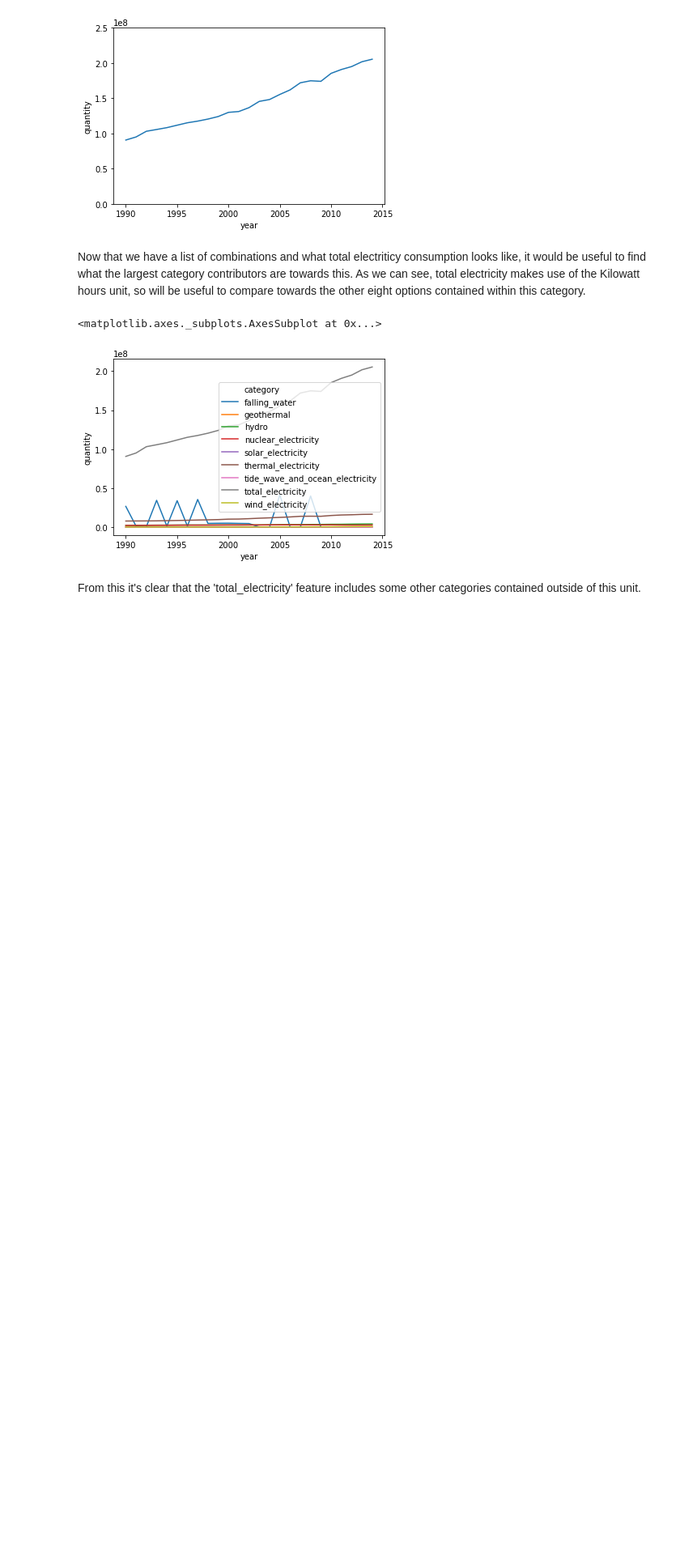
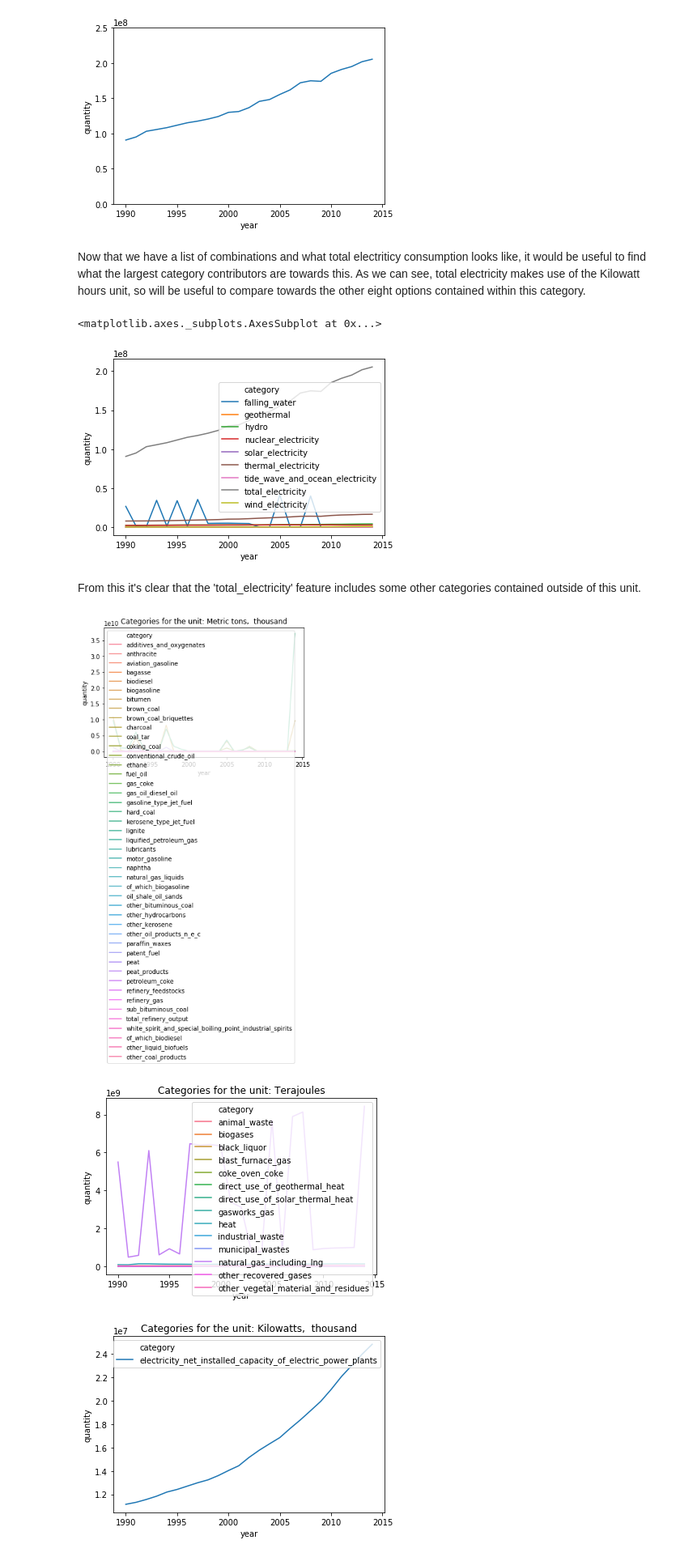
Before and after one commit to See-You-Data/UNInternationalEnergyData, a Jupyter notebook: dan_exploratory_analysis.ipynb, the cells around one changed output. Shown at 81% size. Saved outputs shown, nothing was run; the diff lists cells and outputs as text; code cells hidden in the pictures; blank space fills up the shorter version.

Commit message:
Have included new code to graph each unit grouping for every category for comparison

```diff
--- a/dan_exploratory_analysis.ipynb
+++ b/dan_exploratory_analysis.ipynb
@@ -113,3 +113,17 @@ sns.lineplot(y=df_total_unit['quantity'],x=df_total_unit['year'],hue=df_total_un
 [figure]
 # %% [markdown]
 From this it's clear that the 'total_electricity' feature includes some other categories contained outside of this unit.
+# %%
+for unit in df['unit'].unique():
+    plt.figure()
+    df_total_unit = df[df['unit']==unit].groupby(['year','category']).sum()
+    df_total_unit.drop(['quantity_footnotes'],axis=1,inplace=True)
+    df_total_unit.reset_index(inplace=True)
+    df_total_unit.head()
+    plt.title('Categories for the unit: ' + unit)
+    sns.lineplot(y=df_total_unit['quantity'],x=df_total_unit['year'],hue=df_total_unit['category'])
+    plt.show()
+# %% [output]
+[figure, added]
+[figure, added]
+[figure, added]
```
Also changed, not shown: parts of 1 cell of this notebook.
